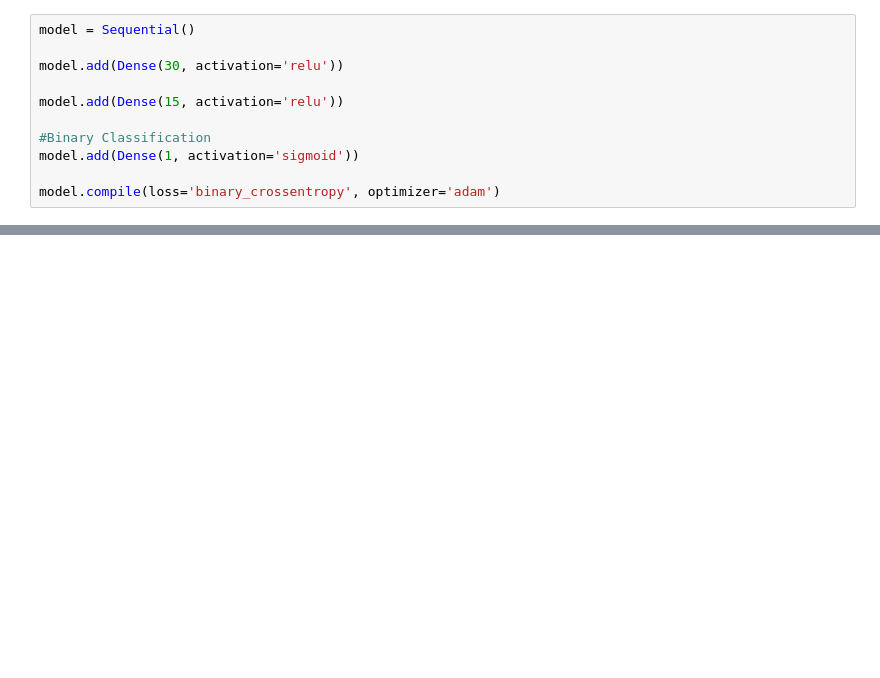
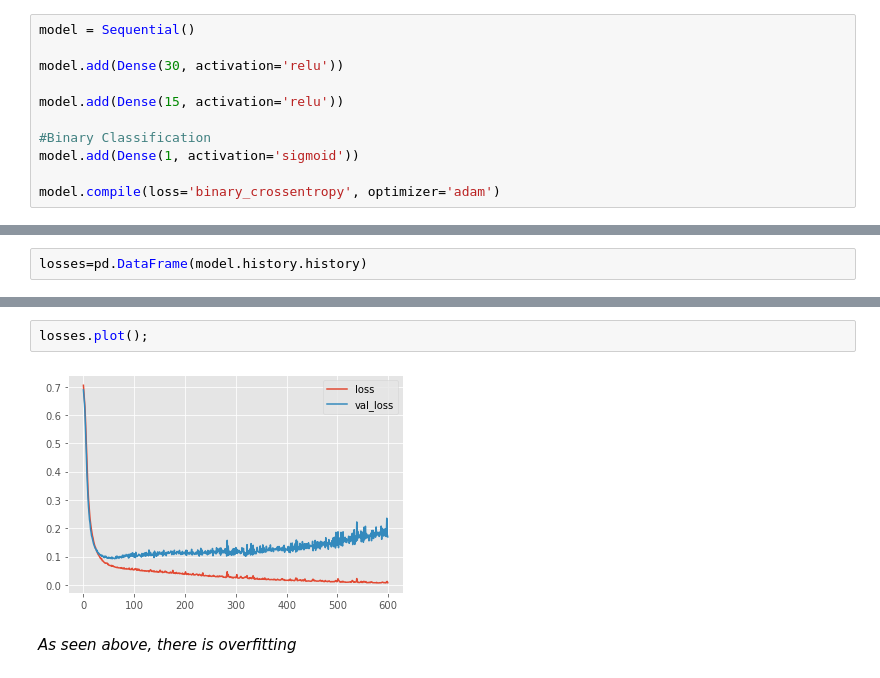
Before and after one commit to smeteo/Data_Science_and_Machine_Learning, a Jupyter notebook: 6. Deep Learning/DL_Class_Cancer/DL_Cancer_Class.ipynb, the cells around one changed output, grey strips where cells are left out. Drawn from its saved outputs; the diff is of its cells as text; blank space fills up the shorter version.

```diff
--- a/6. Deep Learning/DL_Class_Cancer/DL_Cancer_Class.ipynb
+++ b/6. Deep Learning/DL_Class_Cancer/DL_Cancer_Class.ipynb
@@ -139,0 +141,2 @@ Epoch 197/600
+# %%
+losses=pd.DataFrame(model.history.history)
@@ -139,0 +152,6 @@ Epoch 197/600
+# %%
+losses.plot();
+# %% [output]
+[figure, added]
+# %% [markdown]
+_As seen above, there is overfitting_
```
Also changed, not shown: parts of 8 cells of this notebook.
